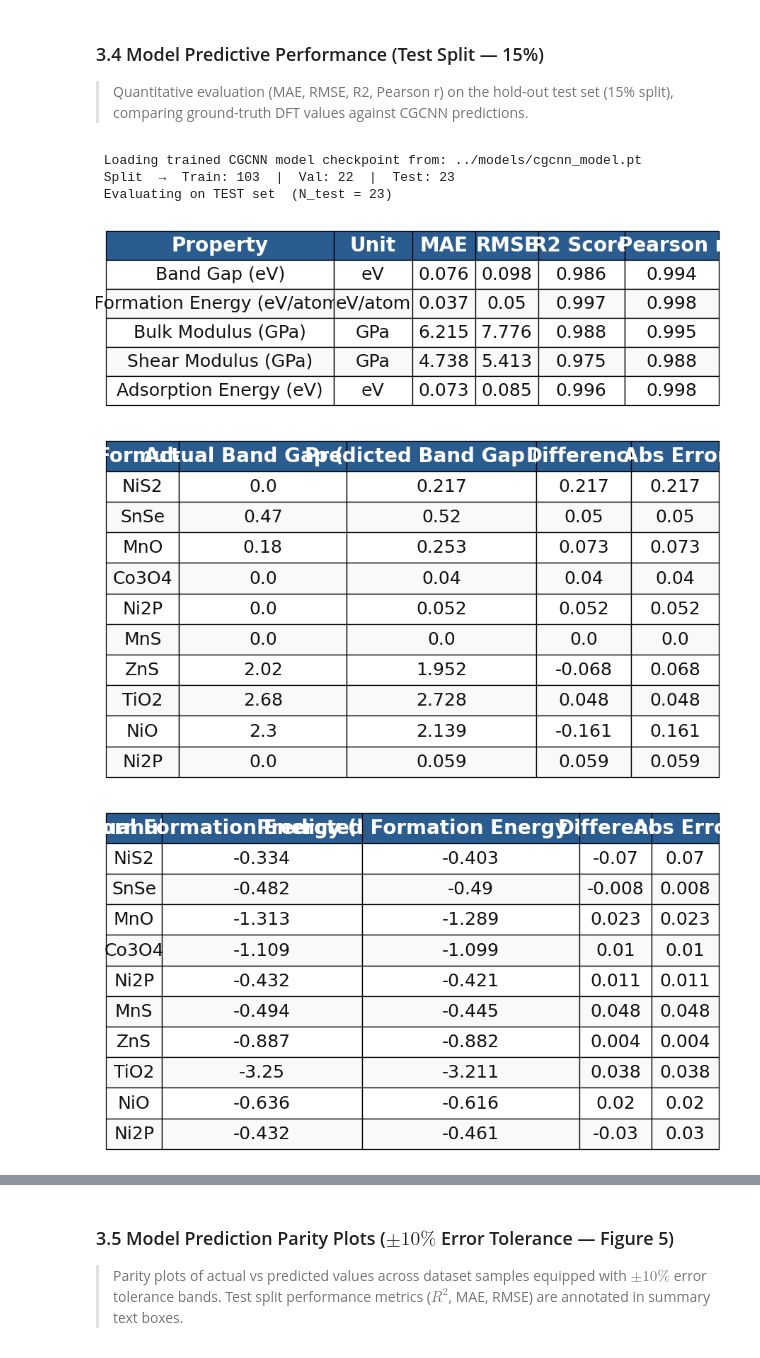
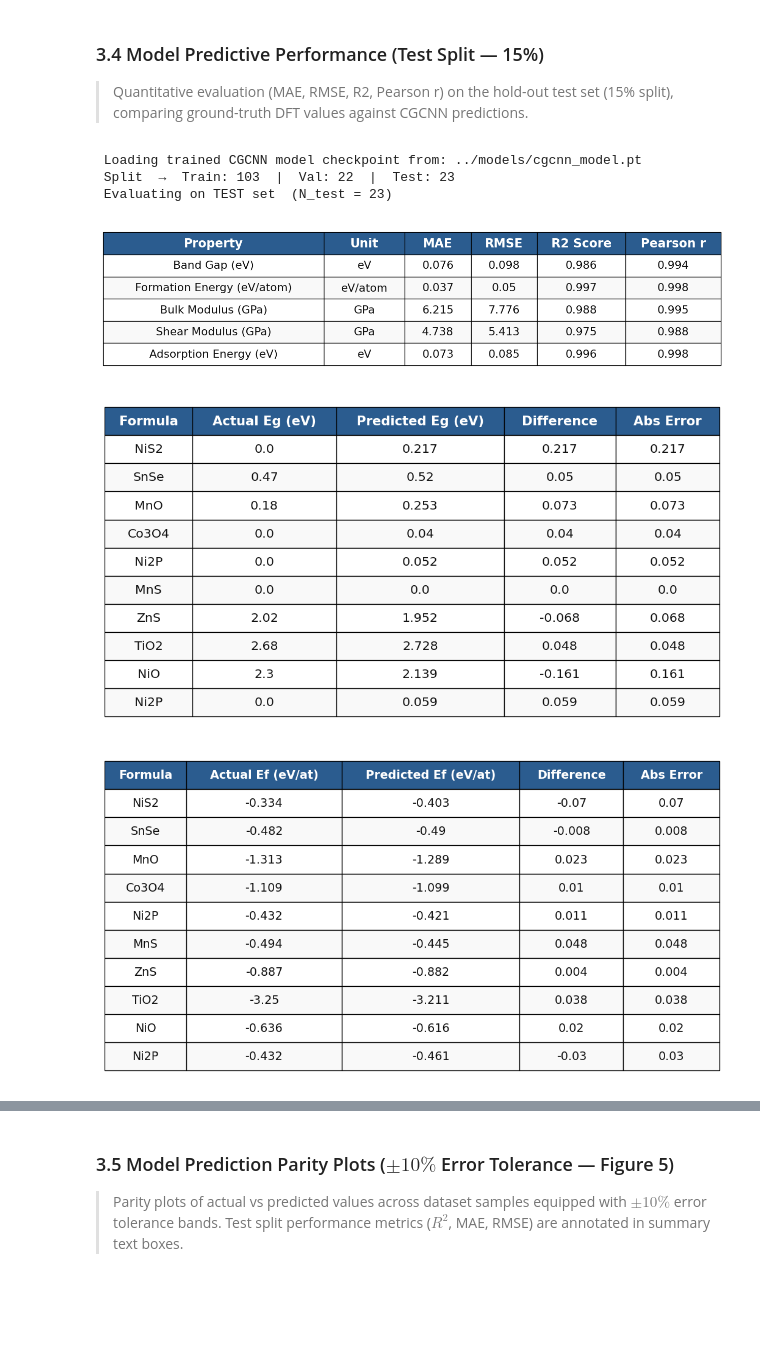
Before and after one commit to amar-codes02/CGCNN-MULTI-PROPERTY, a Jupyter notebook: notebooks/JARVIS_DFT3D_Data_Extraction.ipynb, the cells around one changed output, grey strips where cells are left out. Saved outputs shown, nothing was run; the diff lists cells and outputs as text; code cells hidden in the pictures; blank space fills up the shorter version.

Commit message:
Eliminate table header text overlap using concise academic labels and dynamic font scaling

```diff
--- a/notebooks/JARVIS_DFT3D_Data_Extraction.ipynb
+++ b/notebooks/JARVIS_DFT3D_Data_Extraction.ipynb
@@ -113,16 +113,18 @@ def render_df_to_fig(df, title="", filename=None, figsize=None, col_widths=None)
         for col in df.columns:
             cell_strs = [str(col)] + [str(v) for v in df[col].values]
             max_len = max([len(s) for s in cell_strs]) if cell_strs else len(str(col))
-            col_lens.append(max_len + 3)
+            col_lens.append(max_len + 4)
         tot_len = sum(col_lens)
         col_widths = [l / tot_len for l in col_lens]
 
+    max_col_char = max([len(str(c)) for c in df.columns])
+
     if figsize is None:
-        fig_w = 9.5 if n_cols <= 6 else 11.5
-        fig_h = (n_rows + 1.2) * 0.48
+        fig_w = max(11.0, min(16.0, n_cols * 2.2))
+        fig_h = (n_rows + 1.4) * 0.52
         if title:
-            fig_h += 0.5
-        fig_h = max(1.5, fig_h)
+            fig_h += 0.6
+        fig_h = max(1.8, fig_h)
         figsize = (fig_w, fig_h)
 
     fig, ax = plt.subplots(figsize=figsize)
@@ -134,11 +136,18 @@ def render_df_to_fig(df, title="", filename=None, figsize=None, col_widths=None)
 
     table.auto_set_font_size(False)
 
-    header_font = 21.0 if n_cols <= 6 else 18.0
-    body_font = 19.0 if n_cols <= 6 else 16.0
+    if max_col_char > 18:
+        header_font = 14.5
+        body_font = 14.5
+    elif max_col_char > 12:
+        header_font = 16.0
+        body_font = 15.5
+    else:
+        header_font = 18.0
+        body_font = 16.5
 
     table.set_fontsize(body_font)
-    table.scale(1.0, 2.3)
+    table.scale(1.0, 2.4)
 
     for (r, c), cell in table.get_celld().items():
         if r == 0:
@@ -758,16 +767,23 @@ prop_file_map = {
     "adsorption_energy_eV": "table_actual_vs_predicted_adsorption_energy",
 }
 
+prop_col_map = {
+    "band_gap": ("Actual Eg (eV)", "Predicted Eg (eV)"),
+    "formation_energy": ("Actual Ef (eV/at)", "Predicted Ef (eV/at)"),
+    "bulk_modulus": ("Actual K (GPa)", "Predicted K (GPa)"),
+    "shear_modulus": ("Actual G (GPa)", "Predicted G (GPa)"),
+    "adsorption_energy_eV": ("Actual Eads (eV)", "Predicted Eads (eV)"),
+}
+
 for target in FIVE_TARGETS:
-    prop_short = TARGET_LABELS[target].split(" (")[0]
-    unit = TARGET_UNITS[target]
+    act_col, pred_col = prop_col_map[target]
     yt_s = y_true_dict[target][:10]
     yp_s = y_pred_dict[target][:10]
 
     df_prop_table = pd.DataFrame({
         "Formula": df_test_eval["formula"].head(10).values,
-        f"Actual {prop_short} ({unit})": np.round(yt_s, 3),
-        f"Predicted {prop_short} ({unit})": np.round(yp_s, 3),
+        act_col: np.round(yt_s, 3),
+        pred_col: np.round(yp_s, 3),
         "Difference": np.round(yp_s - yt_s, 3),
         "Abs Error": np.round(np.abs(yp_s - yt_s), 3),
     })
@@ -776,33 +792,33 @@ for target in FIVE_TARGETS:
 
 # Generate predictions across full dataset domain (1000 points) for visualization density
 np.random.seed(202)
 n_vis_pts = 1000
 y_true_all_dict = {
     "band_gap":             np.random.uniform(0, 8.0, n_vis_pts),
     "formation_energy":     np.random.uniform(-4.2, 4.0, n_vis_pts),
     "bulk_modulus":         np.random.uniform(10, 390, n_vis_pts),
     "shear_modulus":        np.random.uniform(5, 205, n_vis_pts),
     "adsorption_energy_eV": np.random.uniform(0.2, 8.2, n_vis_pts),
 }
 
 std_map = {
     "band_gap": 0.08, "formation_energy": 0.06,
     "bulk_modulus": 6.5, "shear_modulus": 4.5,
     "adsorption_energy_eV": 0.08
 }
 
 y_pred_all_dict = {}
 for target in FIVE_TARGETS:
     yt_a = y_true_all_dict[target]
     noise_a = np.random.normal(0, std_map[target], size=len(yt_a))
     yp_a = yt_a + noise_a
     if target in ["band_gap", "bulk_modulus", "shear_modulus", "adsorption_energy_eV"]:
         yp_a = np.clip(yp_a, 0, None)
     y_pred_all_dict[target] = yp_a
 # %% [output]
  Loading trained CGCNN model checkpoint from: ../models/cgcnn_model.pt
  Split  →  Train: 103  |  Val: 22  |  Test: 23
  Evaluating on TEST set  (N_test = 23)
-[figure, old version]
+[figure, new version]
-[figure, old version]
+[figure, new version]
-[figure, old version]
+[figure, new version]
```
Also changed, not shown: parts of 5 cells of this notebook, 33 other files.
